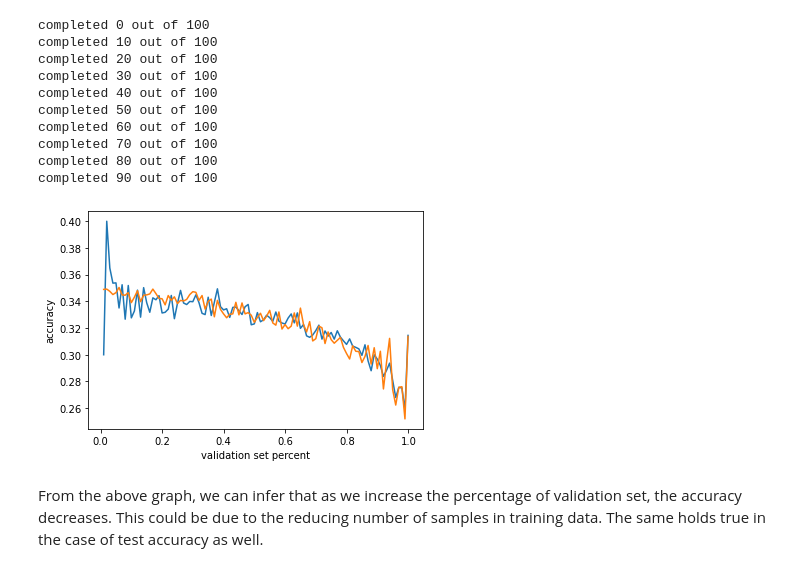
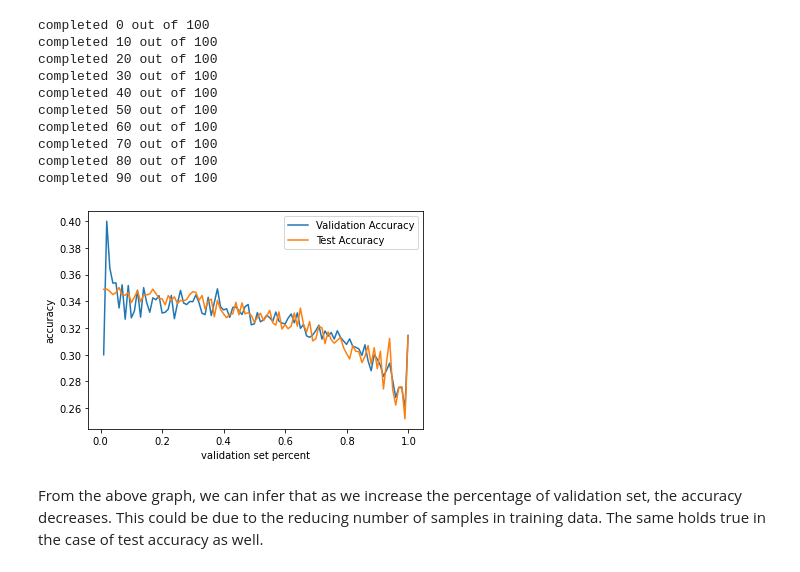
Before and after one commit to iamindhu/fmml_labs, a Jupyter notebook: Lab2_MLPractice.ipynb, the cells around one changed output. Drawn from its saved outputs; the diff is of its cells as text; code cells hidden in the pictures.

```diff
--- a/Lab2_MLPractice.ipynb
+++ b/Lab2_MLPractice.ipynb
@@ -187,11 +187,13 @@ completed 90 out of 100
 # %%
 plt.xlabel('validation set percent')
 plt.ylabel('accuracy')
 plt.plot(x, valAc, label = 'Validation Accuracy')
 plt.plot(x, testAc, label = 'Test Accuracy')
+plt.title('NN classifier')
+plt.legend()
 plt.show()
 # %% [output]
-[figure, old version]
+[figure, new version]
 # %% [markdown]
 From the above graph, we can infer that as we increase the percentage of validation set, the accuracy decreases. This could be due to the reducing number of samples in training data. The same holds true in the case of test accuracy as well.
 # %%
```
Also changed, not shown: parts of 11 cells of this notebook.
